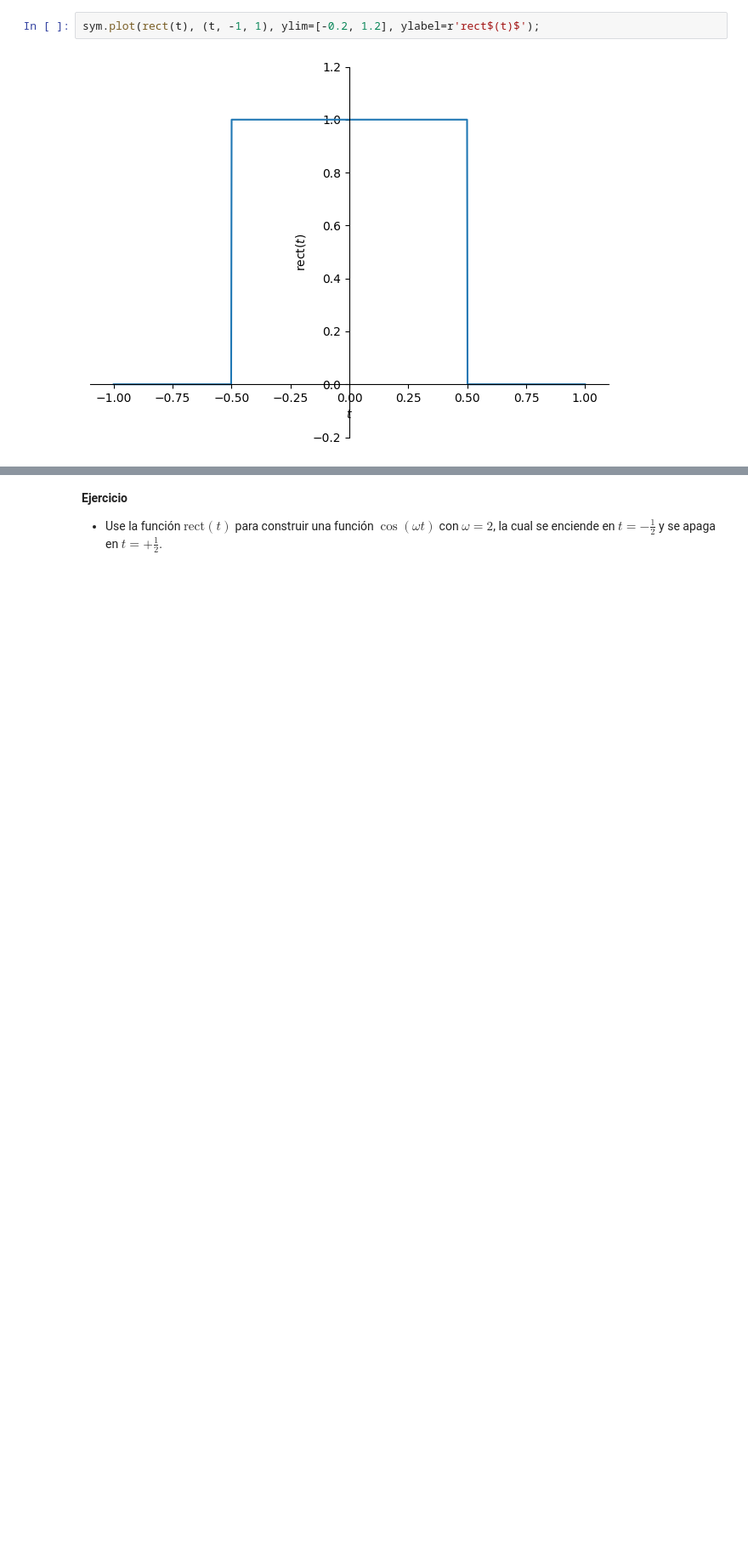
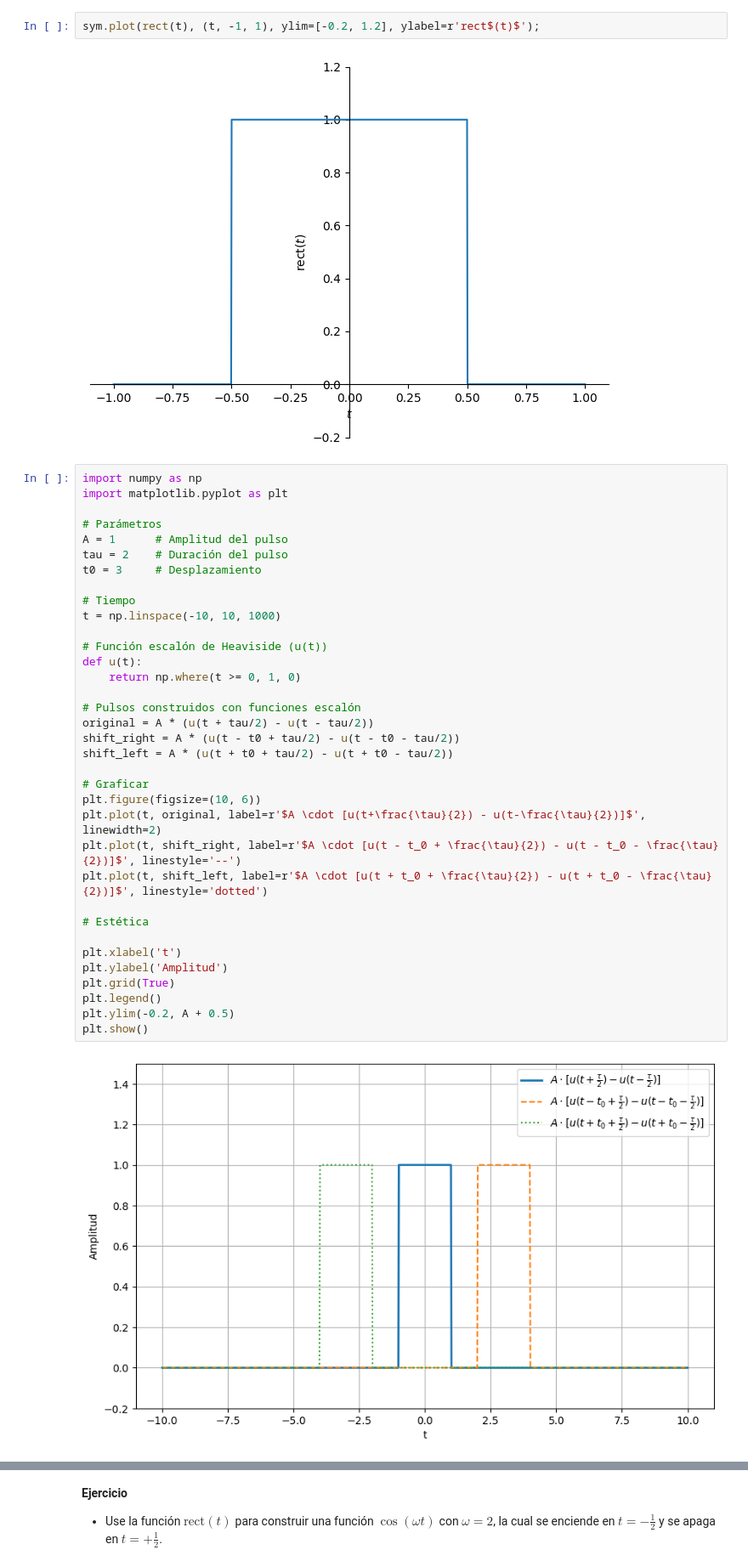
Before and after one commit to orodriguezq/orodriguezq-Senales_Y_Sistemas, a Jupyter notebook: Copia_de_S_estandar.ipynb, the cells around one changed output, grey strips where cells are left out. Shown: that part at 85% size. Saved outputs shown, nothing was run; the diff lists cells and outputs as text; blank space fills up the shorter version.

```diff
--- a/Copia_de_S_estandar.ipynb
+++ b/Copia_de_S_estandar.ipynb
@@ -259,3 +259,40 @@ class rect(sym.Function): #clase/objeto tipo sympy
 sym.plot(rect(t), (t, -1, 1), ylim=[-0.2, 1.2], ylabel=r'rect$(t)$');
 # %% [output]
 [figure]
+# %%
+import numpy as np
+import matplotlib.pyplot as plt
+
+# Parámetros
+A = 1      # Amplitud del pulso
+tau = 2    # Duración del pulso
+t0 = 3     # Desplazamiento
+
+# Tiempo
+t = np.linspace(-10, 10, 1000)
+
+# Función escalón de Heaviside (u(t))
+def u(t):
+    return np.where(t >= 0, 1, 0)
+
+# Pulsos construidos con funciones escalón
+original = A * (u(t + tau/2) - u(t - tau/2))
+shift_right = A * (u(t - t0 + tau/2) - u(t - t0 - tau/2))
+shift_left = A * (u(t + t0 + tau/2) - u(t + t0 - tau/2))
+
+# Graficar
+plt.figure(figsize=(10, 6))
+plt.plot(t, original, label=r'$A \cdot [u(t+\frac{\tau}{2}) - u(t-\frac{\tau}{2})]$', linewidth=2)
+plt.plot(t, shift_right, label=r'$A \cdot [u(t - t_0 + \frac{\tau}{2}) - u(t - t_0 - \frac{\tau}{2})]$', linestyle='--')
+plt.plot(t, shift_left, label=r'$A \cdot [u(t + t_0 + \frac{\tau}{2}) - u(t + t_0 - \frac{\tau}{2})]$', linestyle='dotted')
+
+# Estética
+
+plt.xlabel('t')
+plt.ylabel('Amplitud')
+plt.grid(True)
+plt.legend()
+plt.ylim(-0.2, A + 0.5)
+plt.show()
+# %% [output]
+[figure, added]
```
Also changed, not shown: parts of 6 cells of this notebook.
